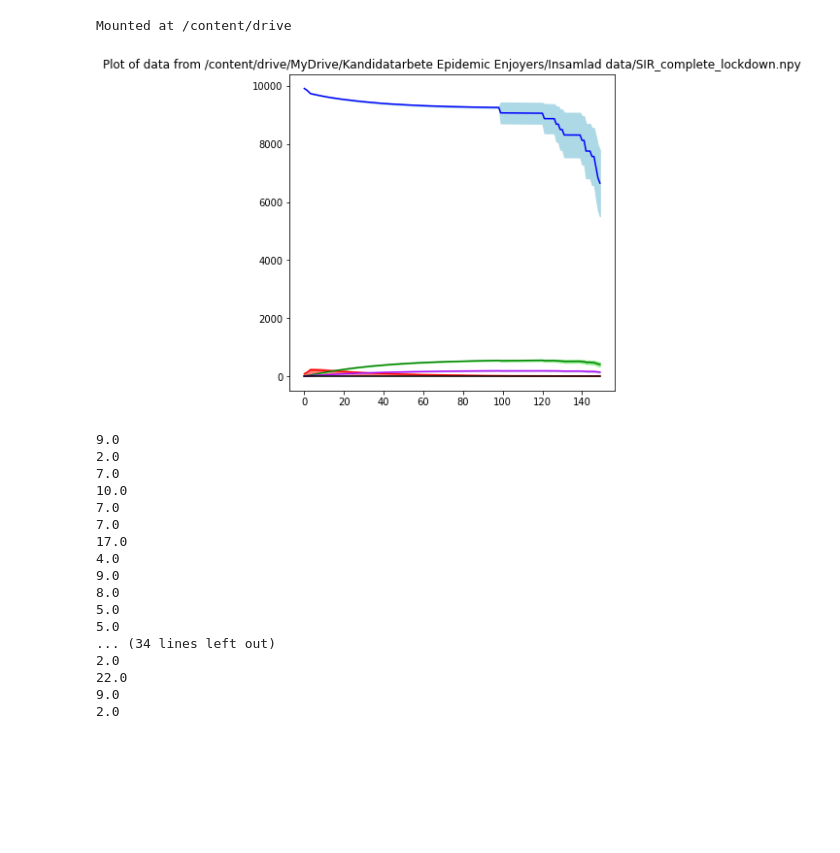
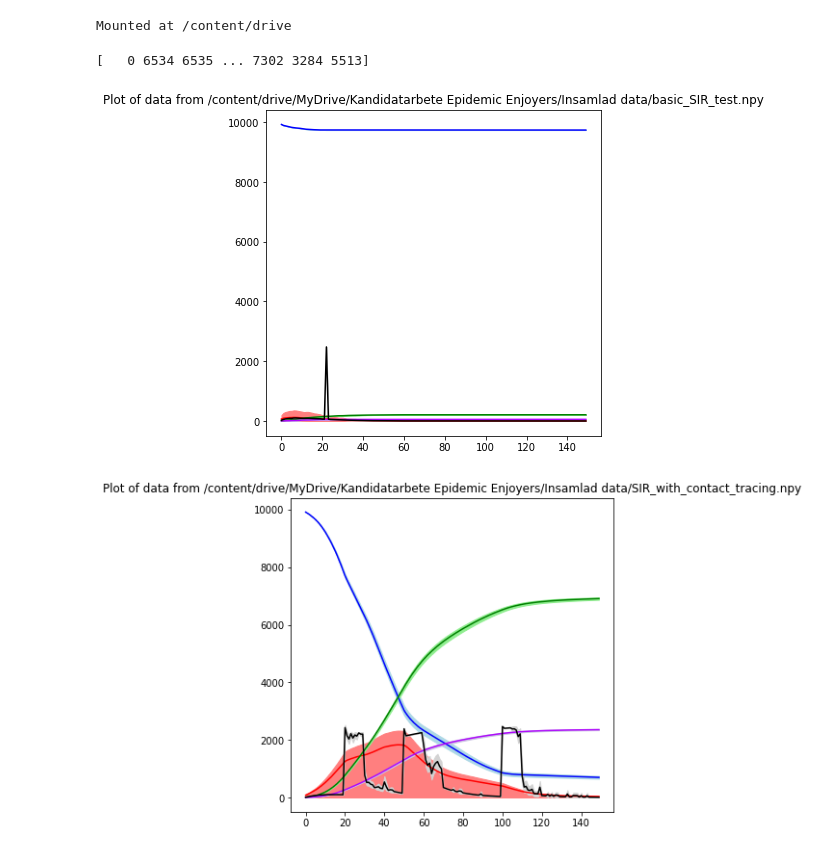
Before and after one commit to BQ-QB/Epidemic-Containment-Strategy-Modell, a Jupyter notebook: SIR_resultgather.ipynb, the cells around one changed output. Drawn from its saved outputs; the diff is of its cells as text; code cells hidden in the pictures; blank space fills up the shorter version.

```diff
--- a/SIR_resultgather.ipynb
+++ b/SIR_resultgather.ipynb
@@ -846,7 +854,8 @@ Mounted at /content/drive
 #  new_loss_of_immunity_prob, neural_network_activated, number_of_societies, travelrate]
 
 # ÄNDRA VÄRDENA HÄR TILL DE SOM DU TOG FRÅN GOOGLE-DOKUMENTET OCH SE TILL ATT standard_simulation ÄR AKTIVERAT
-standard_values = [10000,30,30,0,0.8,0.03,0.02,0.2,0,0,25,0,0,0,0,0,0,0,True, 1, 0]
+standard_values = [10000,50,40,0,0.9,0.06,0.02,0,0,0,25,0,0,0,0,0,0,0,False, 1, 0]
+
 
 #@markdown Standard simulering?
 standard_simulation = True #@param {type:"boolean"}
@@ -863,7 +872,6 @@ false_tests_prob = 0.2 #@param {type:"slider", min:0, max:1, step:0.02}
 infection_rate = 0.8 #@param {type:"slider", min:0, max:1, step:0.02}
 recovery_rate = 0.03 #@param {type:"slider", min:0, max:1, step:0.02}
 death_rate = 0.02 #@param {type:"slider", min:0, max:1, step:0.02}
-
 loss_of_immunity_prob = 0 #@param {type:"slider", min:0, max:1, step:0.02}
 
 #@markdown Nedstängningsinställningar
@@ -915,7 +923,7 @@ folder_path = "/content/drive/MyDrive/Kandidatarbete Epidemic Enjoyers/Insamlad
 #@markdown Vad ska filernas namn vara (ex SIR_with_peter)
 simulation_name = "basic_SIR_test" #@param {type:"string"}
 #@markdown Hur många körningar vill du medelvärdesbilda över?
-sample_size = 50 #@param {type:"slider", min:2, max:50, step:1}
+sample_size = 1 #@param {type:"slider", min:1, max:50, step:1}
 
 
 if standard_simulation:
@@ -928,53 +936,39 @@ else:
     new_loss_of_immunity_prob, neural_network_activated, number_of_societies, travelrate]
 
 create_averages(running_values, folder_path, simulation_name, sample_size)
+# %% [output]
+[   0 6534 6535 ... 7302 3284 5513]
+[figure, added]
 # %%
 #@title Plotta en hämtad körning
 
 def load_fig():
     folder_path = "/content/drive/MyDrive/Kandidatarbete Epidemic Enjoyers/Insamlad data/" #@param {type:"string"}
-    simulation_name = "SIR_complete_lockdown" #@param {type:"string"}
+    simulation_name = "SIR_with_contact_tracing" #@param {type:"string"}
 
     fig_from_load(folder_path + simulation_name + '.npy', False)
     #extra_data = np.load(folder_path + simulation_name + '_extra.npy', allow_pickle = True)
     #print(extra_data)
     #original_data = np.load(folder_path + simulation_name + '.npy')
     #for i in range(50):
     #    print(original_data[i][1][120])
 
 
 # Fixade en figur som var trasig med denna, bör inte behöva användas
 def rescue_fig():
     rescue_folder_path = "/content/drive/MyDrive/Kandidatarbete Epidemic Enjoyers/Insamlad data/"
     rescue_simulation_name = "SIR_complete_lockdown"
     data_to_rescue = np.load(rescue_folder_path + rescue_simulation_name + '.npy')
     for i in range(50):
         for k in range(150):
             for j in [0,2,3,4]:
                 if data_to_rescue[i][1][k] == 0:
                     data_to_rescue[i][j][k] = data_to_rescue[i][j][k-1]
 
     plot_samples(data_to_rescue, 'complete lockdown', load_bool=False)
     np.save(rescue_folder_path + rescue_simulation_name + '_saved.npy', data_to_rescue)
 
 
 load_fig()
 # %% [output]
-[figure, old version]
+[figure, new version]
-9.0
-2.0
-7.0
-10.0
-7.0
-7.0
-17.0
-4.0
-9.0
-8.0
-5.0
-5.0
-... (34 lines left out)
-2.0
-22.0
-9.0
-2.0
```
Also changed, not shown: parts of 1 cell of this notebook.
